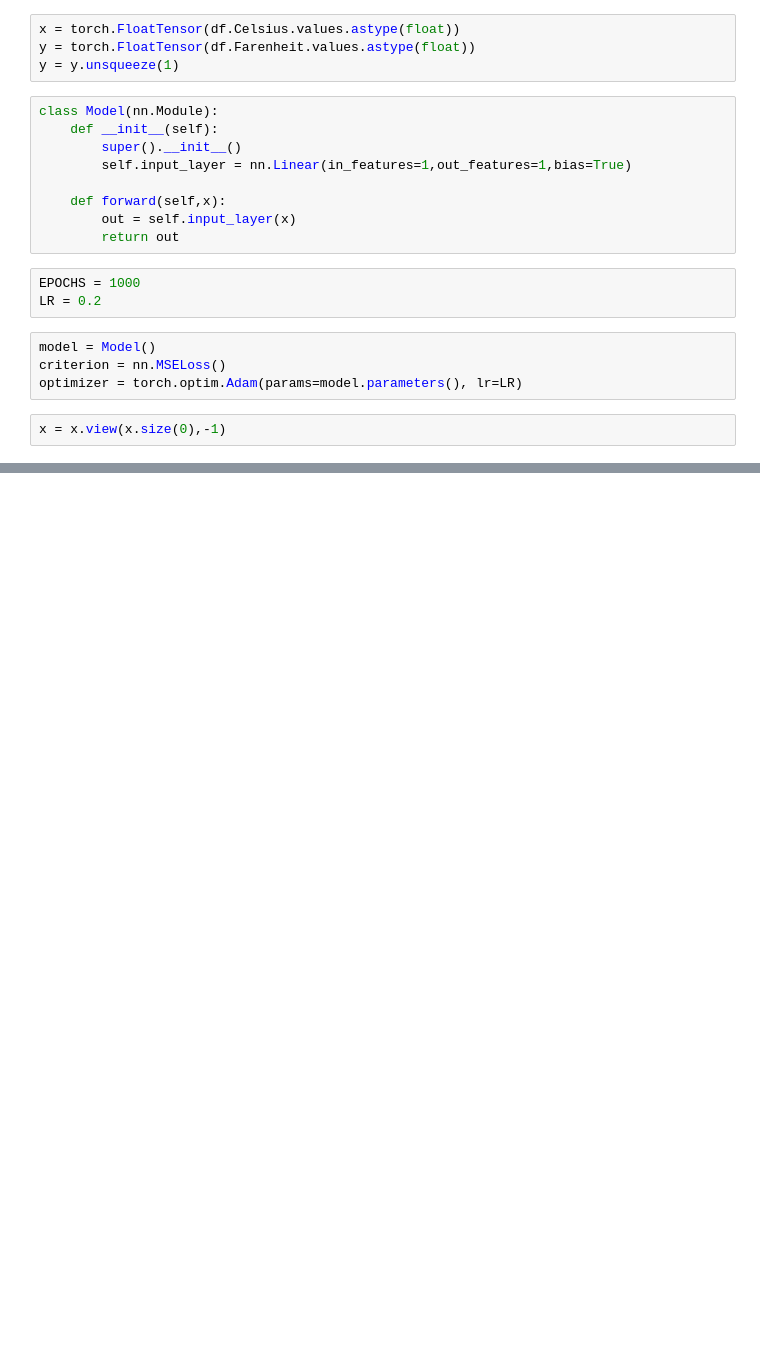
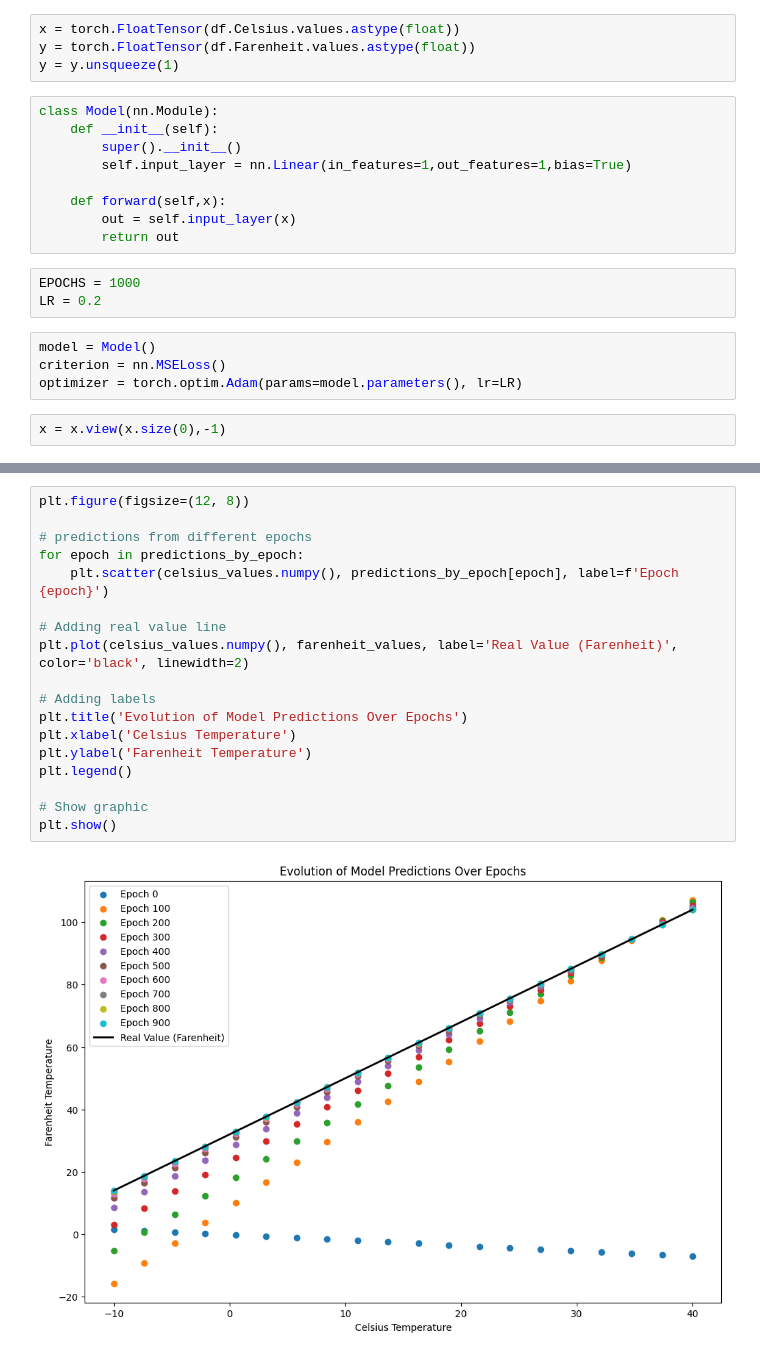
Before and after one commit to osvaldormelo/ml_examples, a Jupyter notebook: celsius_to_farenheit/celsius_to_farenheit.ipynb, the cells around one changed output, grey strips where cells are left out. Drawn from its saved outputs; the diff is of its cells as text; blank space fills up the shorter version.

```diff
--- a/celsius_to_farenheit/celsius_to_farenheit.ipynb
+++ b/celsius_to_farenheit/celsius_to_farenheit.ipynb
@@ -84,0 +108,20 @@ Real Value: 140.00
+# %%
+plt.figure(figsize=(12, 8))
+
+# predictions from different epochs
+for epoch in predictions_by_epoch:
+    plt.scatter(celsius_values.numpy(), predictions_by_epoch[epoch], label=f'Epoch {epoch}')
+
+# Adding real value line
+plt.plot(celsius_values.numpy(), farenheit_values, label='Real Value (Farenheit)', color='black', linewidth=2)
+
+# Adding labels
+plt.title('Evolution of Model Predictions Over Epochs')
+plt.xlabel('Celsius Temperature')
+plt.ylabel('Farenheit Temperature')
+plt.legend()
+
+# Show graphic
+plt.show()
+# %% [output]
+[figure, added]
```
Also changed, not shown: parts of 7 cells of this notebook, 1 other file.
